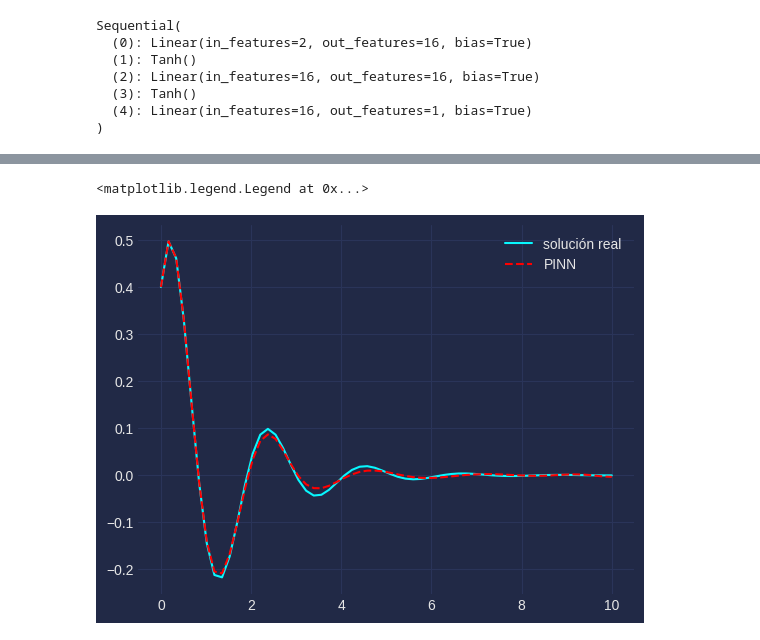
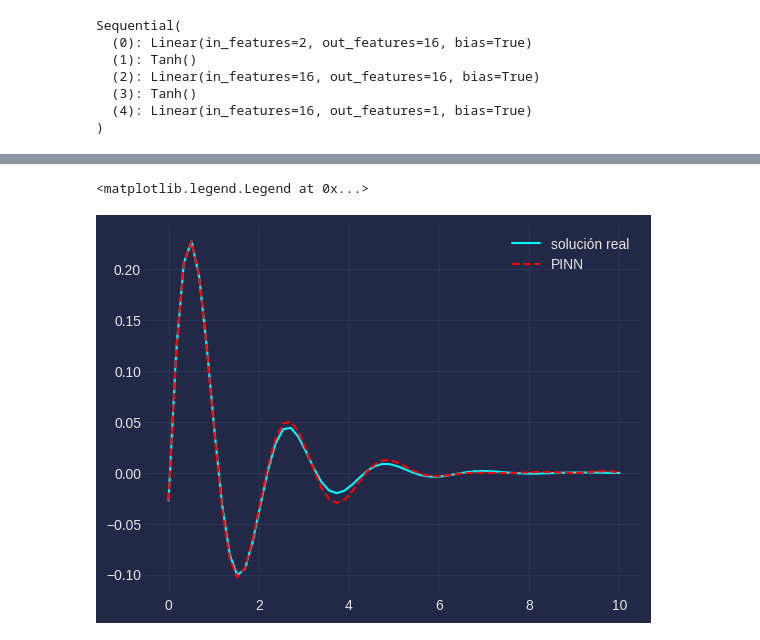
Before and after one commit to JuanDDiosRojas/NeuralNetworks, a Jupyter notebook: PINN/segunda_derivada.ipynb, the cells around one changed output, grey strips where cells are left out. Drawn from its saved outputs; the diff is of its cells as text; code cells hidden in the pictures.

```diff
--- a/PINN/segunda_derivada.ipynb
+++ b/PINN/segunda_derivada.ipynb
@@ -13,5 +21,5 @@ plt.style.use('cyberpunk')
 # %%
-#5 el intervalo que queremos para x
+#The time and initial position intervals
 ti=0.0
 tf=10.0
 #t=torch.linspace(ti,tf,60).view(-1,1)
@@ -28,10 +36,11 @@ x0_f=0.6
 # omega_i=0.0
 # omega_f=0.3
 
-T=torch.cartesian_prod(torch.linspace(ti,tf,100),
+T=torch.cartesian_prod(torch.linspace(ti,tf,45),
                        torch.arange(x0_i,x0_f,0.1))
                      #   torch.arange(x0_i,x0_f,0.1))
                     #    torch.linspace(delta_i,delta_f,8),
                     #    torch.linspace(omega_i,omega_f,8))
 
+#We shuffle the dataset to prevent overfitting.
 T=T[torch.randperm(T.shape[0])]
@@ -170,25 +185,25 @@ plt.plot(range(epocas),errores)
 # %%
-pos_ini=0.4
+pos_ini=-0.027
 vel_ini=1.0
 d=1.5
 omega=3
 
 t0 = torch.linspace(ti,tf,60)
 x0 = pos_ini*torch.ones([t0.shape[0],1])
 #v0 = vel_ini*torch.ones([t0.shape[0],1])
 # delta0 = d*torch.ones([t0.shape[0],1])
 # omega0 = omega*torch.ones([t0.shape[0],1])
 
 X=torch.cat((t0.view(-1,1),x0),1)
-X.cuda()
+#X.cuda()
 #plt.plot(t0, -torch.sin(t0)+2*t0+pos_ini, label='solución real')
 plt.plot(t0.detach(), sol_x([pos_ini,vel_ini], t0, d, omega), label='solución real')
 plt.plot(X[:,0],Param(X).detach().numpy(),'--r', label='PINN')
 #plt.plot(t0.view(-1,1),Param(t0.view(-1,1)).detach().numpy(),'--r', label='PINN')
 plt.legend()
 # %% [output]
 <matplotlib.legend.Legend at 0x...>
-[figure, old version]
+[figure, new version]
 # %%
 %timeit Param(X).detach().numpy()
 # %% [output]
```
Also changed, not shown: parts of 36 cells of this notebook, 1 other file.
